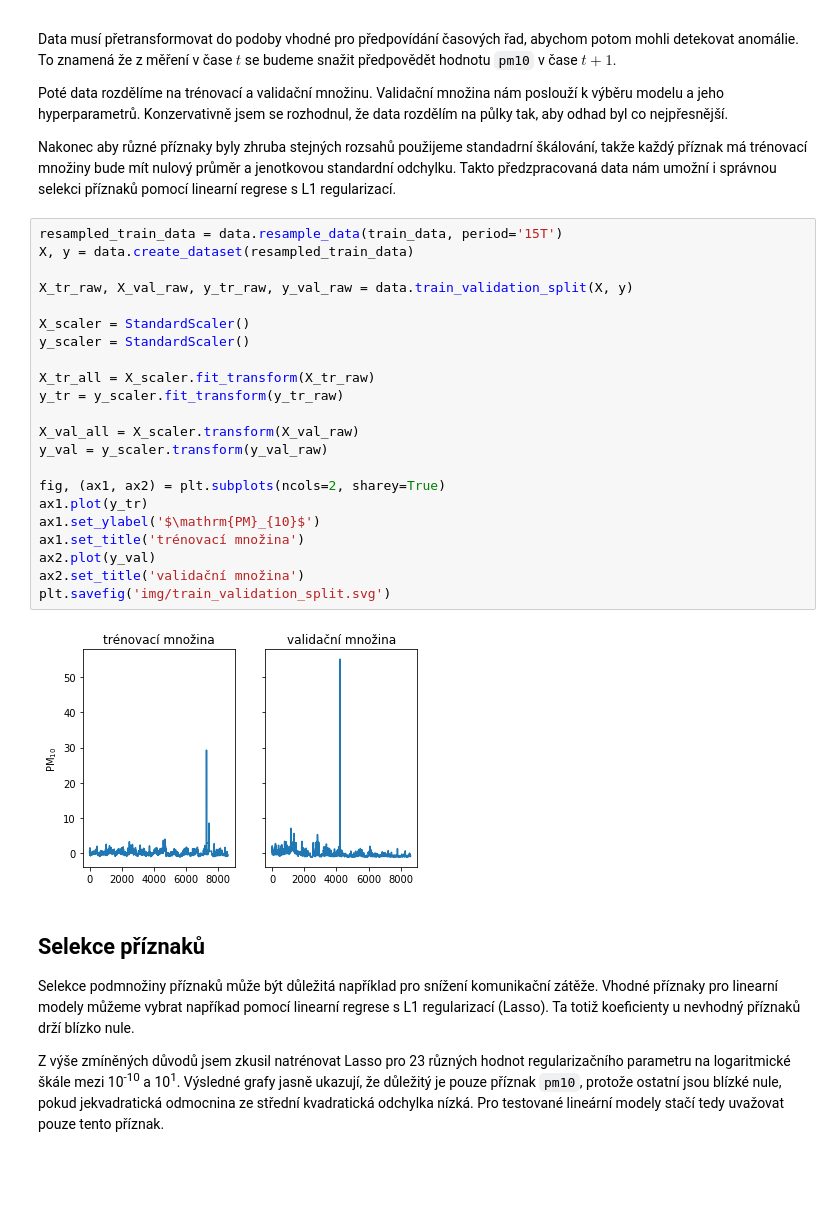
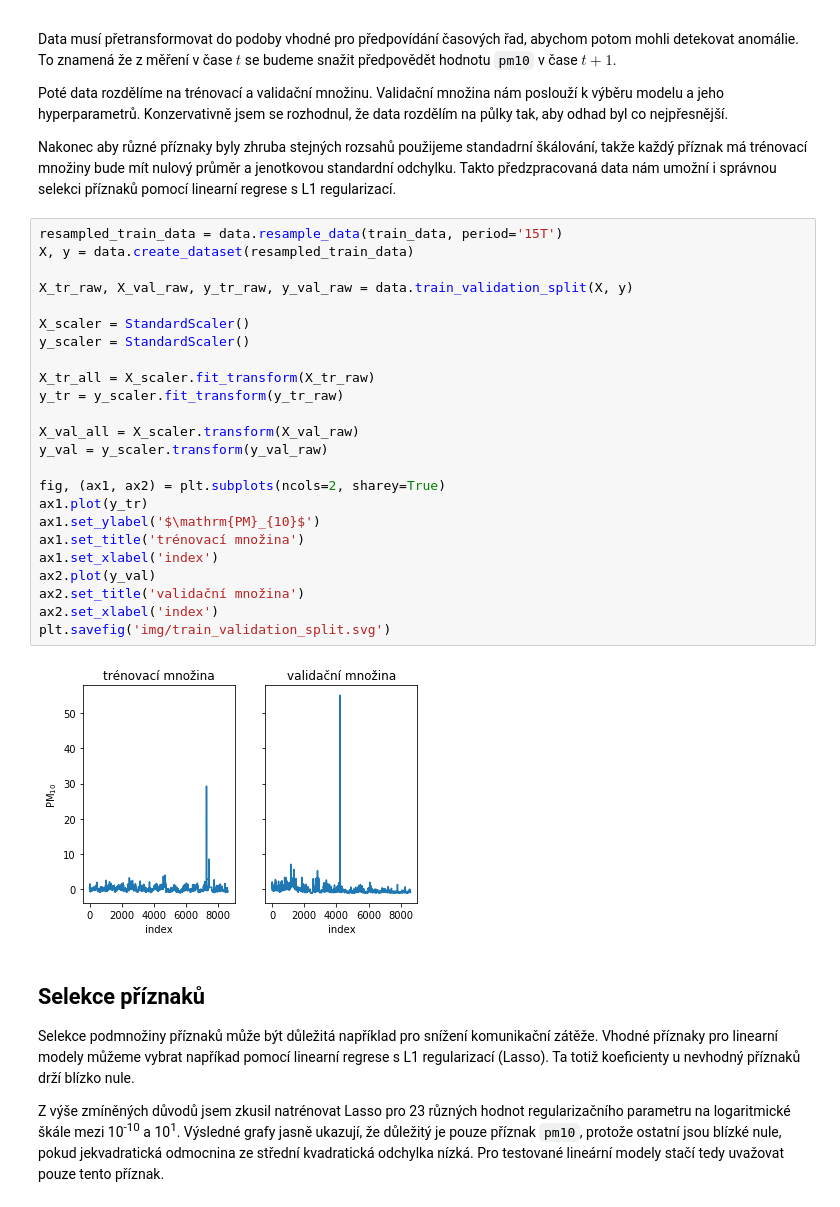
Before and after one commit to podondra/lampy, a Jupyter notebook: analyza.ipynb, the cells around one changed output. Cells and saved outputs as stored; diff of their text form; blank space fills up the shorter version.

```diff
--- a/analyza.ipynb
+++ b/analyza.ipynb
@@ -249,27 +251,29 @@ Nakonec aby různé příznaky byly zhruba stejných rozsahů použijeme standad
 # %%
 resampled_train_data = data.resample_data(train_data, period='15T')
 X, y = data.create_dataset(resampled_train_data)
 
 X_tr_raw, X_val_raw, y_tr_raw, y_val_raw = data.train_validation_split(X, y)
 
 X_scaler = StandardScaler()
 y_scaler = StandardScaler()
 
 X_tr_all = X_scaler.fit_transform(X_tr_raw)
 y_tr = y_scaler.fit_transform(y_tr_raw)
 
 X_val_all = X_scaler.transform(X_val_raw)
 y_val = y_scaler.transform(y_val_raw)
 
 fig, (ax1, ax2) = plt.subplots(ncols=2, sharey=True)
 ax1.plot(y_tr)
 ax1.set_ylabel('$\mathrm{PM}_{10}$')
 ax1.set_title('trénovací množina')
+ax1.set_xlabel('index')
 ax2.plot(y_val)
 ax2.set_title('validační množina')
+ax2.set_xlabel('index')
 plt.savefig('img/train_validation_split.svg')
 # %% [output]
-[figure, old version]
+[figure, new version]
 # %% [markdown]
 ## Selekce příznaků
 
```
Also changed, not shown: parts of 9 cells of this notebook, 18 other files.
